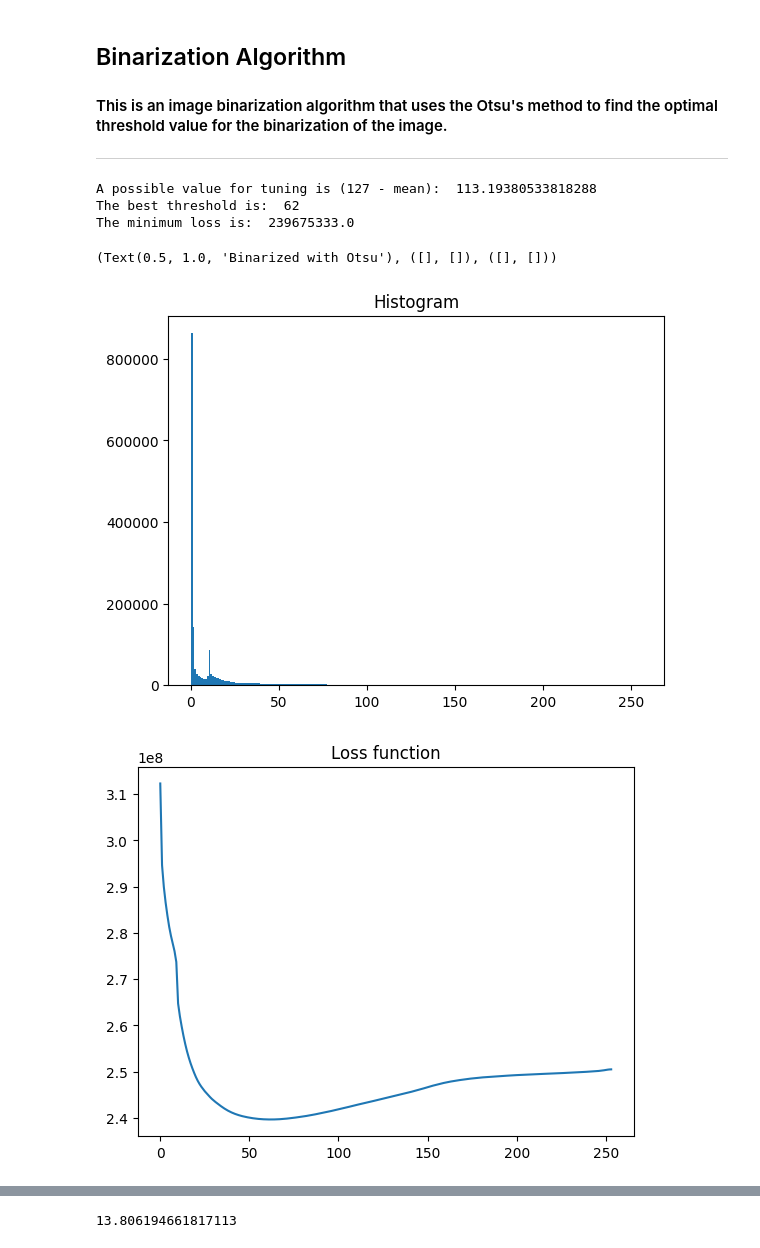
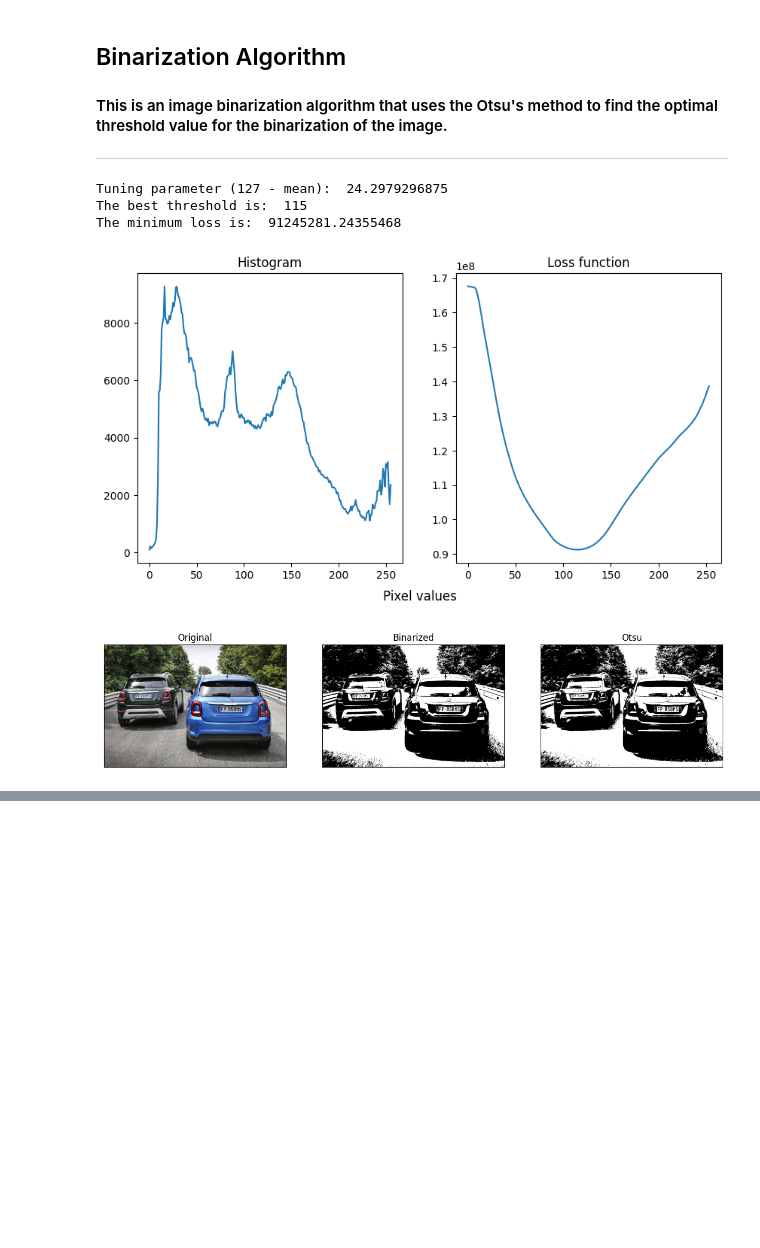
Before and after one commit to DavideLigari/computerVision, a Jupyter notebook: binarization.ipynb, the cells around one changed output, grey strips where cells are left out. Drawn from its saved outputs; the diff is of its cells as text; code cells hidden in the pictures; blank space fills up the shorter version.

```diff
--- a/binarization.ipynb
+++ b/binarization.ipynb
@@ -73,30 +79,56 @@ def apply_thresh(img_gray, thresh, show_img = False):
 	return img_bin
 # %%
 # Load image
-img = cv.imread('images/lobster.png')
+img = cv.imread('images/carplates.jpeg', cv.IMREAD_COLOR)
 
 # Convert to grayscale
 img_gray = cv.cvtColor(img, cv.COLOR_BGR2GRAY)
 
-# Show the histogram
-num, bin, _ = plt.hist(img_gray.ravel(), 256, [0, 256])
-plt.title('Histogram')
+# Compute the histogram
+num, bin= np.histogram(img_gray.ravel(), 256, [0, 256])
 
-# Get the best threshold
-best_thresh, min_loss = get_best_thresh(num, bin, tuning_method = 'Auto', tuning = 130, show_loss=True)
-img_bin = apply_thresh(img_gray, best_thresh, show_img = True)
+# Get and apply the best threshold
+best_thresh, min_loss, losses = get_best_thresh(num, bin, tuning_method = 'Auto', show_loss=False)
+img_bin = apply_thresh(img_gray, best_thresh, show_img = False)
 
 print('The best threshold is: ', best_thresh)
 print('The minimum loss is: ', min_loss)
 
+# Binarization with Otsu's method
 img_otsu = cv.threshold(img_gray, 0, 255, cv.THRESH_OTSU)[1]
-plt.figure()
-plt.imshow(img_otsu, cmap='gray')
-plt.title('Binarized with Otsu'), plt.xticks([]), plt.yticks([])
+
+# Show the results
+# Histogram and Loss
+fig, axs = plt.subplots(1,2, figsize=(10,5))
+axs[0].set_title('Histogram')
+axs[0].plot(num)
+axs[1].set_title('Loss function')
+axs[1].plot(losses)
+fig.text(0.5, 0.01, 'Pixel values', ha='center', fontsize=12)
+
+# Images comparison
+fig, axs = plt.subplots(1, 3, figsize=(15, 10))
+
+# Plot the original image in the first subplot
+axs[0].imshow(cv.cvtColor(img, cv.COLOR_BGR2RGB))
+axs[0].set_title('Original')
+axs[0].set_xticks([]), axs[0].set_yticks([])
+
+# Plot the binarized image in the second subplot
+axs[1].imshow(img_bin, cmap='gray')
+axs[1].set_title('Binarized')
+axs[1].set_xticks([]), axs[1].set_yticks([])
+
+# Plot the Otsu image in the third subplot
+axs[2].imshow(img_otsu, cmap='gray')
+axs[2].set_title('Otsu')
+axs[2].set_xticks([]), axs[2].set_yticks([])
+
+# Show the plots
+plt.show()
 # %% [output]
-A possible value for tuning is (127 - mean):  113.19380533818288
-The best threshold is:  62
-The minimum loss is:  239675333.0
+Tuning parameter (127 - mean):  24.2979296875
+The best threshold is:  115
+The minimum loss is:  91245281.24355468
-(Text(0.5, 1.0, 'Binarized with Otsu'), ([], []), ([], []))
-[figure, old version]
+[figure, new version]
-[figure, old version]
+[figure, new version]
@@ -105,6 +134,0 @@ The minimum loss is:  239675333.0
-# %%
-weighted = bin[:-1]*num
-m = np.sum(weighted)/np.sum(num)
-m
-# %% [output]
-13.806194661817113
```
Also changed, not shown: parts of 4 cells of this notebook, 2 other files.
